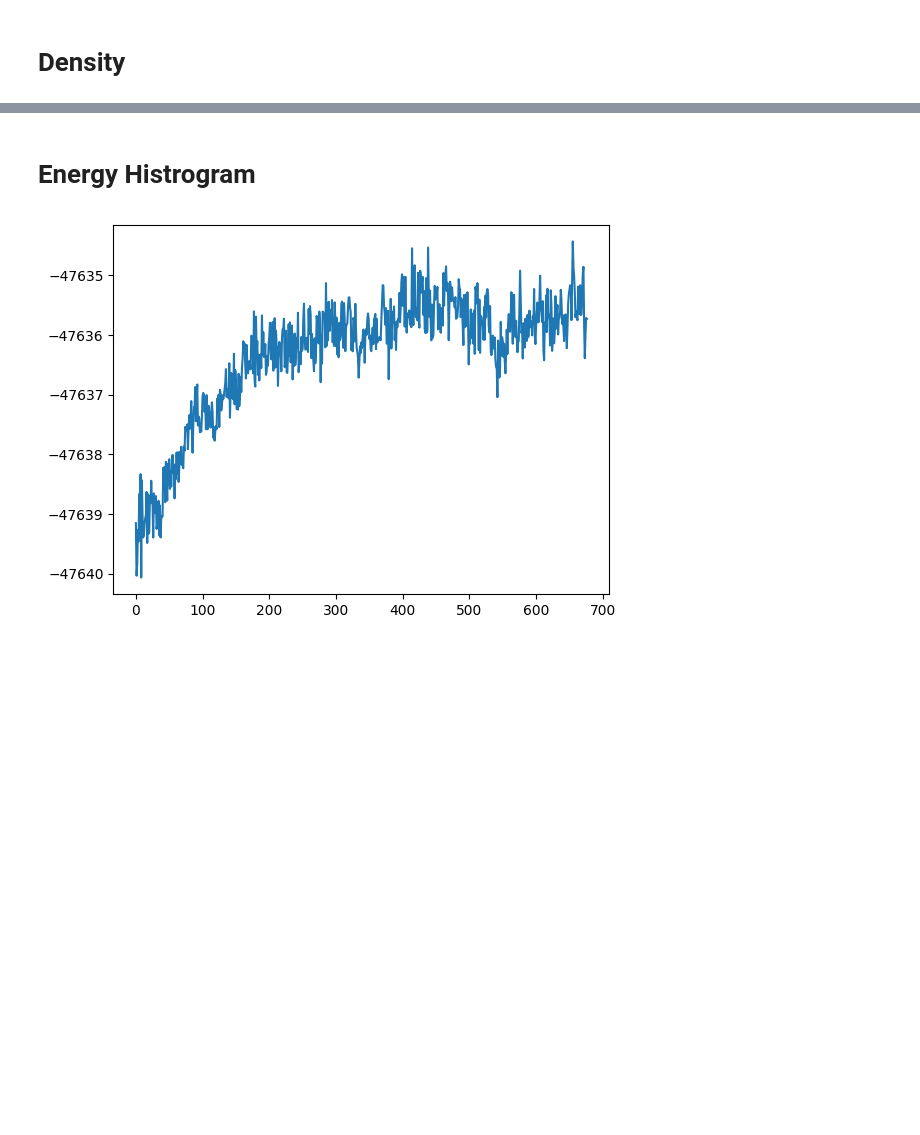
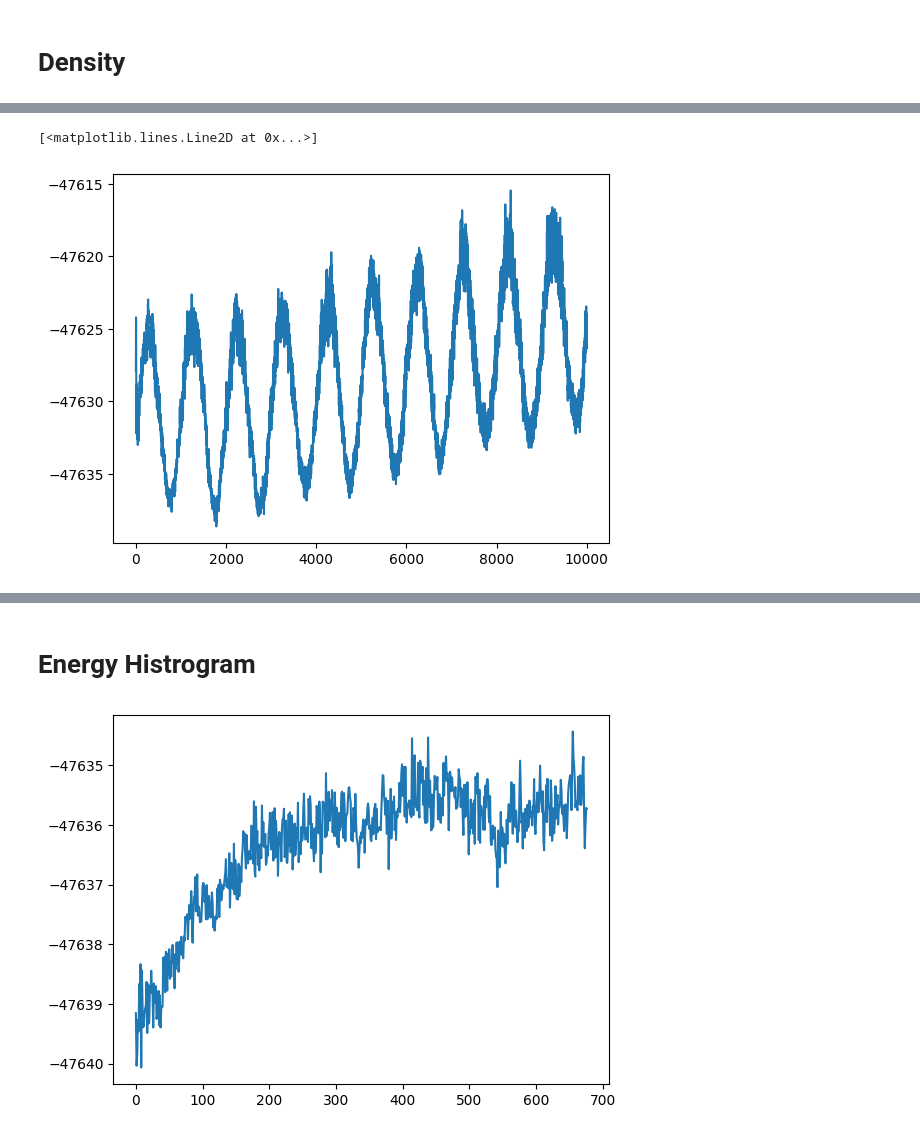
Before and after one commit to IPSProjects/BMIM-BF4, a Jupyter notebook: analysis.ipynb, the cells around one changed output, grey strips where cells are left out. Saved outputs shown, nothing was run; the diff lists cells and outputs as text; code cells hidden in the pictures; blank space fills up the shorter version.

```diff
--- a/analysis.ipynb
+++ b/analysis.ipynb
@@ -19,6 +19,11 @@ for atoms in atoms_list:
     molar_volume = volume / (units.m**3 / units.mol)
     density = atoms.get_masses().sum() / 1000 / molar_volume
     densities.append(density)
+# %%
+plt.plot([x.get_potential_energy() for x in atoms_list])
+# %% [output]
+[<matplotlib.lines.Line2D at 0x...>]
+[figure, added]
 # %%
 fig, ax = plt.subplots()
 ax.plot(densities)
```
Also changed, not shown: parts of 2 cells of this notebook, 10 other files.
